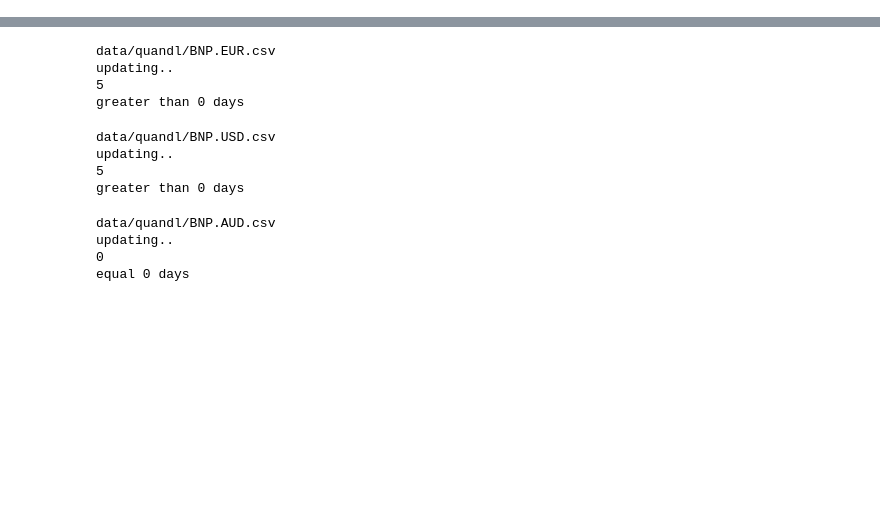
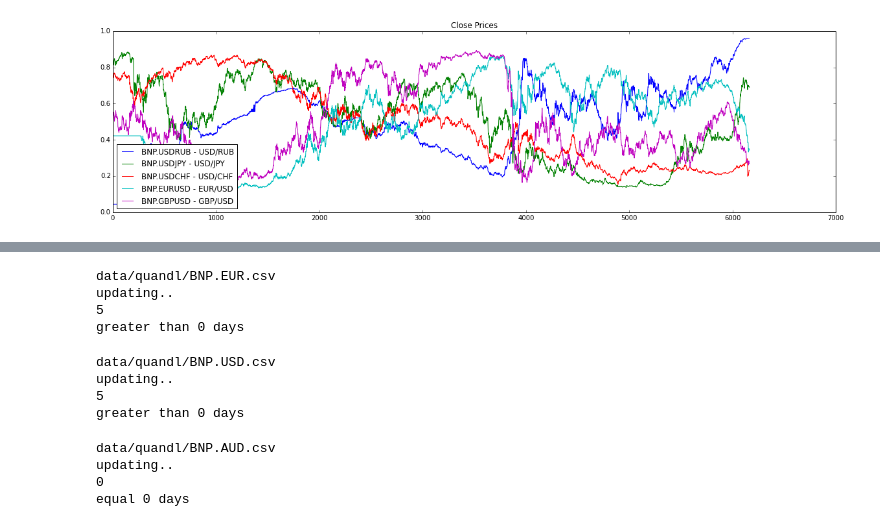
Before and after one commit to qorelogic/ml2, a Jupyter notebook: bin/quandl-fun.ipynb, the cells around one changed output, grey strips where cells are left out. Saved outputs shown, nothing was run; the diff lists cells and outputs as text; code cells hidden in the pictures; blank space fills up the shorter version.

```diff
--- a/bin/quandl-fun.ipynb
+++ b/bin/quandl-fun.ipynb
@@ -32,0 +31,12 @@ greater than 0 days
+# %%
+hds = dr.columns[[0,2,3,4,5]]
+dss = dr.ix[:,hds]
+dss = normalizeme(dss)
+#dss = normalizeme2(dss)
+dss = sigmoidme(dss)
+plot(dss)
+title('Close Prices')
+legend(hds,3)
+show()
+# %% [output]
+[figure, added]
```
Also changed, not shown: parts of 2 cells of this notebook, 1 other file.
